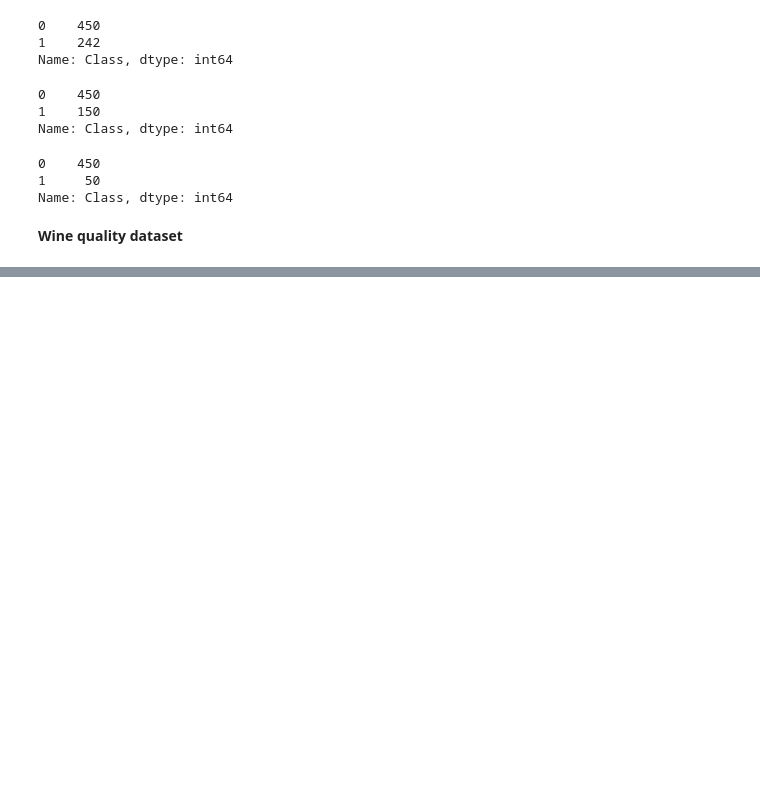
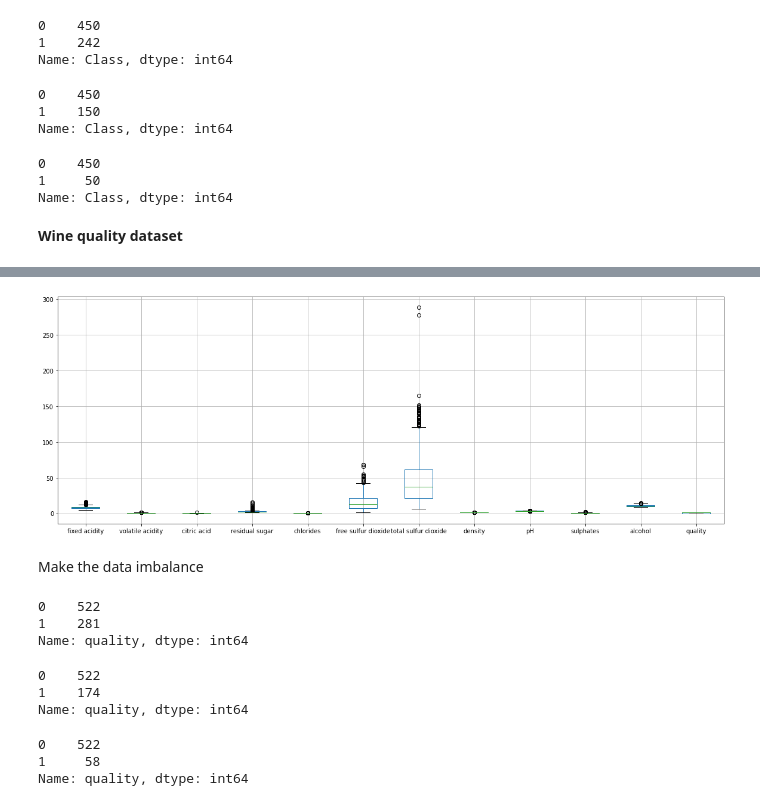
Before and after one commit to ThakdanaiSaelee/Assignment_CE888, a Jupyter notebook: Assignment.ipynb, the cells around one changed output, grey strips where cells are left out. Drawn from its saved outputs; the diff is of its cells as text; code cells hidden in the pictures; blank space fills up the shorter version.

```diff
--- a/Assignment.ipynb
+++ b/Assignment.ipynb
@@ -203,0 +269,31 @@ Name: Class, dtype: int64
+# %%
+column = list(df_wine.columns)
+_ = df_wine.boxplot(column= column, figsize=(20,7))
+# %% [output]
+[figure, added]
+# %% [markdown]
+Make the data imbalance
+# %%
+# create low inbalance 65%
+df_wine_65 = make_imbalance(df_wine, 'quality', 65)
+df_wine_65['quality'].value_counts()
+# %% [output]
+0    522
+1    281
+Name: quality, dtype: int64
+# %%
+# create low inbalance 75%
+df_wine_75 = make_imbalance(df_wine, 'quality', 75)
+df_wine_75['quality'].value_counts()
+# %% [output]
+0    522
+1    174
+Name: quality, dtype: int64
+# %%
+# create low inbalance 90%
+df_wine_90 = make_imbalance(df_wine, 'quality', 90)
+df_wine_90['quality'].value_counts()
+# %% [output]
+0    522
+1     58
+Name: quality, dtype: int64
```
Also changed, not shown: parts of 7 cells of this notebook.
